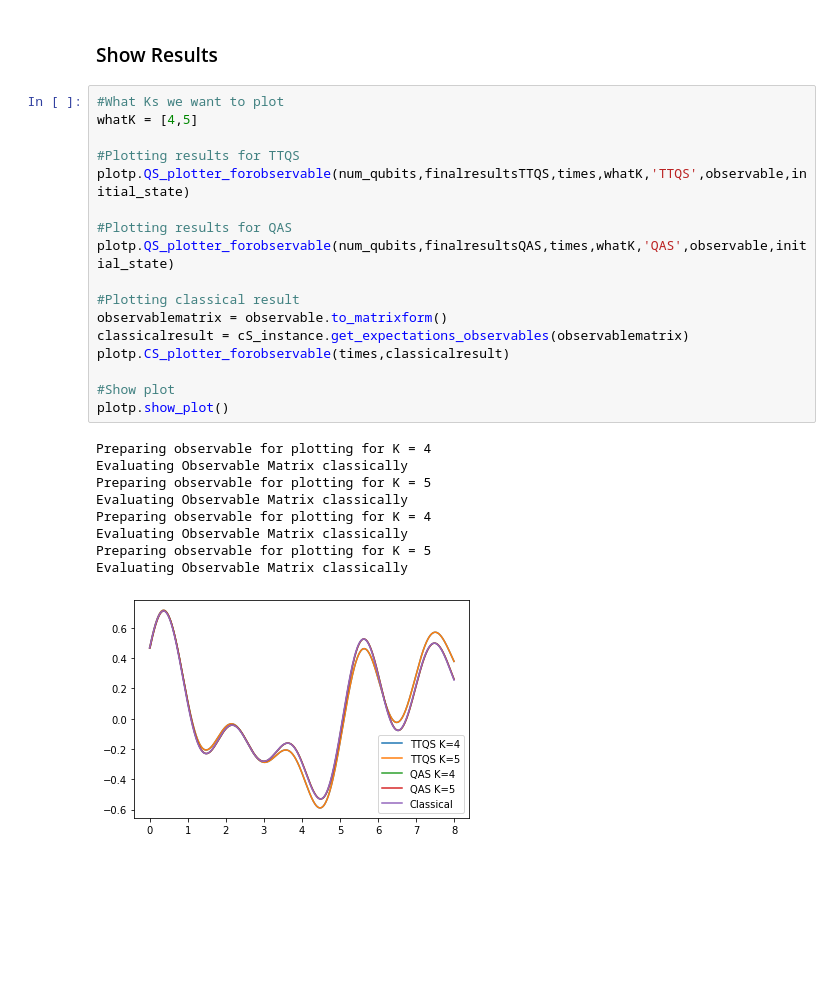
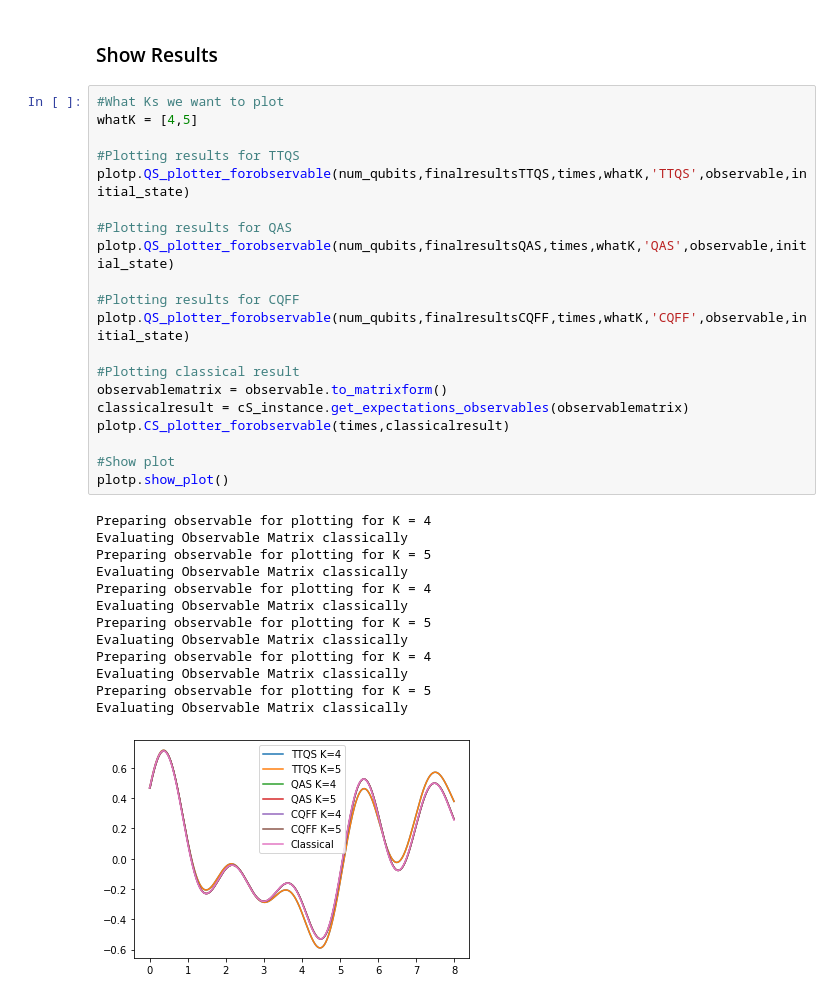
Before and after one commit to tmog123/Quantum_Assisted, a Jupyter notebook: Tutorial on how to use (Start here).ipynb, the cells around one changed output. Saved outputs shown, nothing was run; the diff lists cells and outputs as text; blank space fills up the shorter version.

Commit message:
Added CQFF to the tutorial

```diff
--- a/Tutorial on how to use (Start here).ipynb
+++ b/Tutorial on how to use (Start here).ipynb
@@ -224,27 +305,34 @@ observable = hcp.generate_arbitary_observable(num_qubits, [1], ["300"])
 # %%
 #What Ks we want to plot
 whatK = [4,5]
 
 #Plotting results for TTQS
 plotp.QS_plotter_forobservable(num_qubits,finalresultsTTQS,times,whatK,'TTQS',observable,initial_state)
 
 #Plotting results for QAS
 plotp.QS_plotter_forobservable(num_qubits,finalresultsQAS,times,whatK,'QAS',observable,initial_state)
 
+#Plotting results for CQFF
+plotp.QS_plotter_forobservable(num_qubits,finalresultsCQFF,times,whatK,'CQFF',observable,initial_state)
+
 #Plotting classical result
 observablematrix = observable.to_matrixform()
 classicalresult = cS_instance.get_expectations_observables(observablematrix)
 plotp.CS_plotter_forobservable(times,classicalresult)
 
 #Show plot
 plotp.show_plot()
 # %% [output]
 Preparing observable for plotting for K = 4
 Evaluating Observable Matrix classically
 Preparing observable for plotting for K = 5
 Evaluating Observable Matrix classically
 Preparing observable for plotting for K = 4
 Evaluating Observable Matrix classically
 Preparing observable for plotting for K = 5
 Evaluating Observable Matrix classically
+Preparing observable for plotting for K = 4
+Evaluating Observable Matrix classically
+Preparing observable for plotting for K = 5
+Evaluating Observable Matrix classically
-[figure, old version]
+[figure, new version]
```
Also changed, not shown: parts of 6 cells of this notebook, 1 other file.
